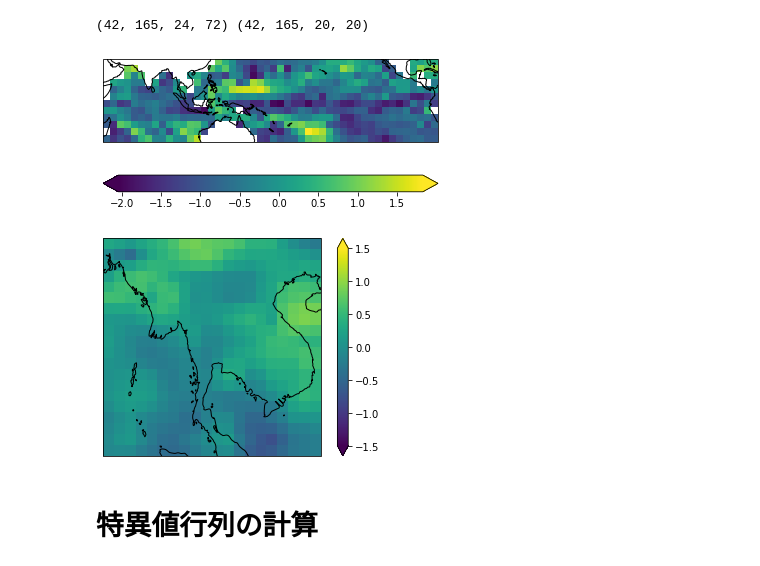
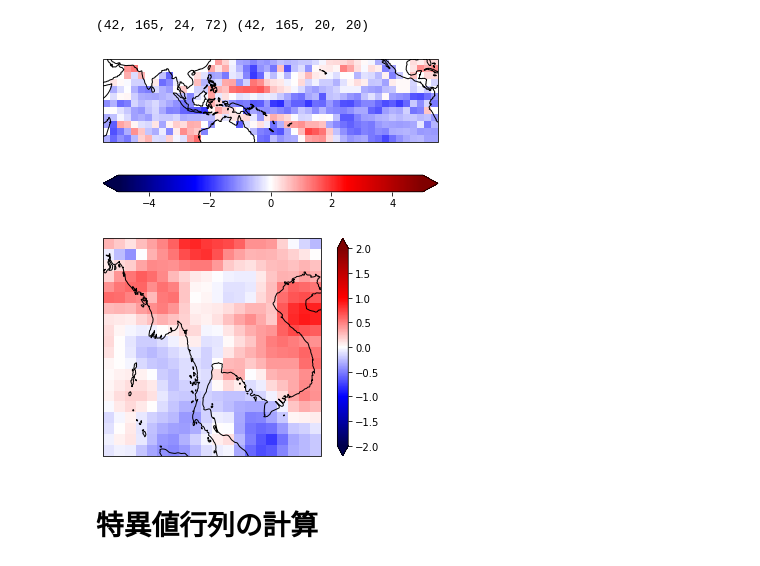
Before and after one commit to HalKiyo/ryzen5900_jupyter_test, a Jupyter notebook: test_workspace/svd_test/vector_investigation.ipynb, the cells around one changed output. Cells and saved outputs as stored; diff of their text form; code cells hidden in the pictures.

```diff
--- a/test_workspace/svd_test/vector_investigation.ipynb
+++ b/test_workspace/svd_test/vector_investigation.ipynb
@@ -77,8 +78,9 @@ def butterworth_lowpass(time_series, delta_t, f_cut, order):
     return time_series_lp
 # %%
 # sstを可視化するための関数
-def show_sst(image, img_extent):
+def show_sst(image, img_extent, vmin=-1.5, vmax=1.5):
     projection = ccrs.PlateCarree(central_longitude=180)
+    cm = plt.get_cmap('seismic')
 
     fig = plt.figure()
     ax = plt.subplot(projection=projection)
@@ -86,7 +88,9 @@ def show_sst(image, img_extent):
     mat = ax.matshow(image,
                      origin='upper',
                      extent=img_extent,
-                     transform=projection)
+                     transform=projection,
+                     cmap=cm,
+                     norm=Normalize(vmin=vmin, vmax=vmax))
     cbar = fig.colorbar(mat,
                         extend='both',
                         spacing='proportional',
@@ -94,8 +98,9 @@ def show_sst(image, img_extent):
     plt.show()
 # %%
 # prcpを可視化するための関数
-def show_prcp(image):
+def show_prcp(image, vmin=-1.5, vmax=1.5):
     projection =ccrs.PlateCarree(central_longitude=180)
+    cm = plt.get_cmap('seismic')
     img_extent = (-90, -70, 5, 25) # location=(N5-25, #90-110)
 
     fig = plt.figure()
@@ -105,7 +110,8 @@ def show_prcp(image):
                      origin='upper',
                      extent=img_extent,
                      transform=projection,
-                     vmin=-1.5, vmax=1.5) # vminとvmaxは結果を見て見やすいように調整
+                     cmap=cm,
+                     norm=Normalize(vmin=vmin, vmax=vmax)) # vminとvmaxは結果を見て見やすいように調整
     cbar = fig.colorbar(mat,
                         extend='both',
                         spacing='proportional',
@@ -140,17 +146,17 @@ print(sst.shape, prcp.shape)
 # %%
 #SSTの中央太平洋とインド洋を抜き出して可視化: E45-W75, S30-N30
 img_extent = (-135, 105, -30, 30)
 sst_m0_y0 = sst[0, 0, :, :]
 prcp_masked = mask(sst_m0_y0)
 ocean = prcp_masked[6:18, 9:57]
-show_sst(ocean, img_extent)
+show_sst(ocean, img_extent, vmin=-5, vmax=5)
 
 #PRCPについても可視化: N10-20, E95-110
 prcp_m0_y0 = prcp[0, 0, :, :]
-show_prcp(prcp_m0_y0)
+show_prcp(prcp_m0_y0, vmin=-2, vmax=2)
 # %% [output]
-[figure, old version]
+[figure, new version]
-[figure, old version]
+[figure, new version]
 # %% [markdown]
 # 特異値行列の計算
 # %%
```
Also changed, not shown: parts of 5 cells of this notebook.
